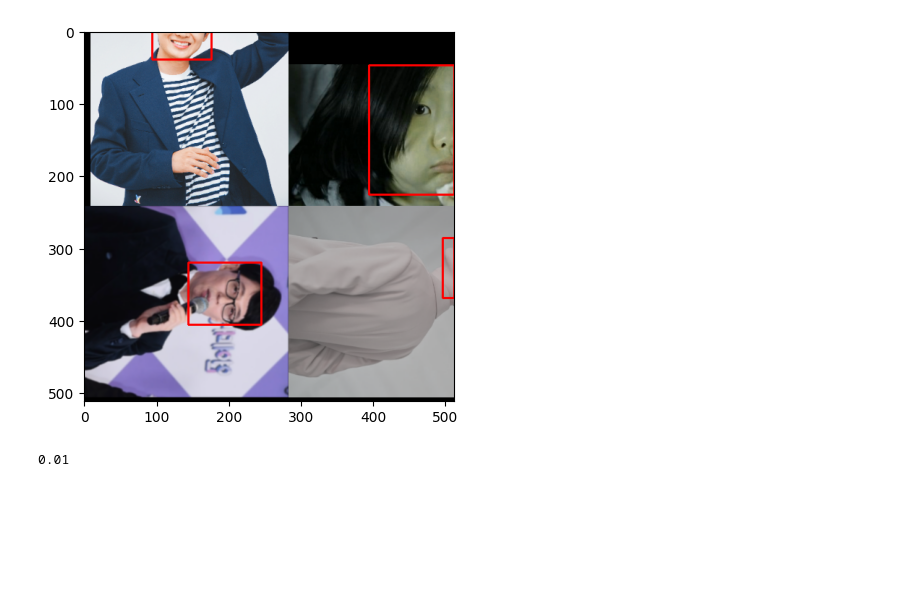
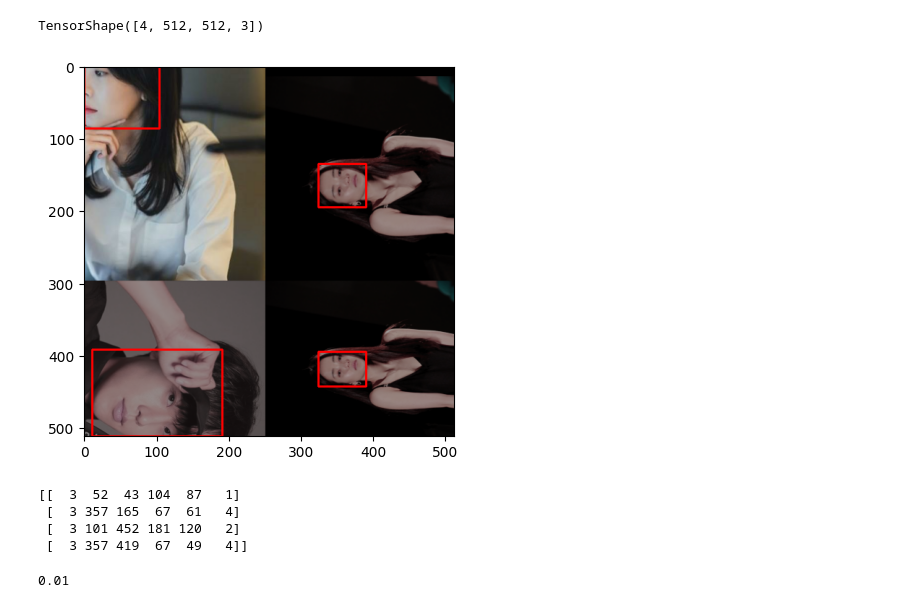
Before and after one commit to kongbuhaja/YOLO_v4, a Jupyter notebook: test.ipynb, the cells around one changed output. Saved outputs shown, nothing was run; the diff lists cells and outputs as text; code cells hidden in the pictures; blank space fills up the shorter version.

```diff
--- a/test.ipynb
+++ b/test.ipynb
@@ -10,0 +16,7 @@ from datetime import datetime
+# %%
+w = tf.zeros([100,100, 3])
+e = tf.zeros([50, 50, 3])+100.
+
+w1 = tf.tensor_scatter_nd_update(w,
+                            [[y, x, v] for y in range(25, 75) for x in range(25, 75) for v in range(3)],
+                                                                                tf.reshape(e, [-1]))
@@ -59,15 +79,16 @@ cfg = read_cfg()
 # %%
 dataloader = DataLoader(cfg)
 train_dataset = dataloader('train', cfg['batch_size'], aug=cfg['aug'])
-val_dataset = dataloader('val')
+# val_dataset = dataloader('val')
 
 data = []
-for e in range(1):
+for e in range(2):
+    batch_data = []
     for i, (batch_images, batch_labels) in enumerate(train_dataset):
 
-        if i==0:
-            data += [[batch_images,batch_labels]]
-            break
+        if i==0 or i==1:
+            batch_data += [[batch_images, batch_labels]]
+    data += [batch_data]
 # %% [output]
 Dataset: custom train
 ./data/custom/train.tfrecord is exist
@@ -76,22 +117,34 @@ Dataset: custom val
+# %%
+data[0][0][0].shape
+# %% [output]
+TensorShape([4, 512, 512, 3])
 # %%
 """
 1. crop, resize_padding
 2. mosaic 구현
 3. rotate90, color_method, gaussian filter size 변경
 4. 재현성 확인
 """
+e=0
 b=0
+epoch_data = data[e]
+batch_data = epoch_data[b]
 idx = 3
-image =(data[b][0][idx].numpy()*255).astype(np.uint8)
-labels = data[b][1]
+image =(batch_data[0][idx].numpy()*255).astype(np.uint8)
+labels = batch_data[1]
 labels = labels[labels[..., 0] == idx].numpy().astype(np.int32)
 
-for i, x1, y1, x2, y2, c in labels:
-    cv2.rectangle(image, [x1,y1], [x2,y2], [255, 0, 0], 2)
+for i, x, y, w, h, c in labels:
+    cv2.rectangle(image, [x-w//2,y-h//2], [x+w//2,y+h//2], [255, 0, 0], 2)
 plt.imshow(image)
 plt.show()
+print(labels)
 # %% [output]
-[figure, old version]
+[figure, new version]
+[[  3  52  43 104  87   1]
+ [  3 357 165  67  61   4]
+ [  3 101 452 181 120   2]
+ [  3 357 419  67  49   4]]
 # %%
 import tensorflow as tf
 import numpy as np
```
Also changed, not shown: parts of 4 cells of this notebook, 1 other file.
